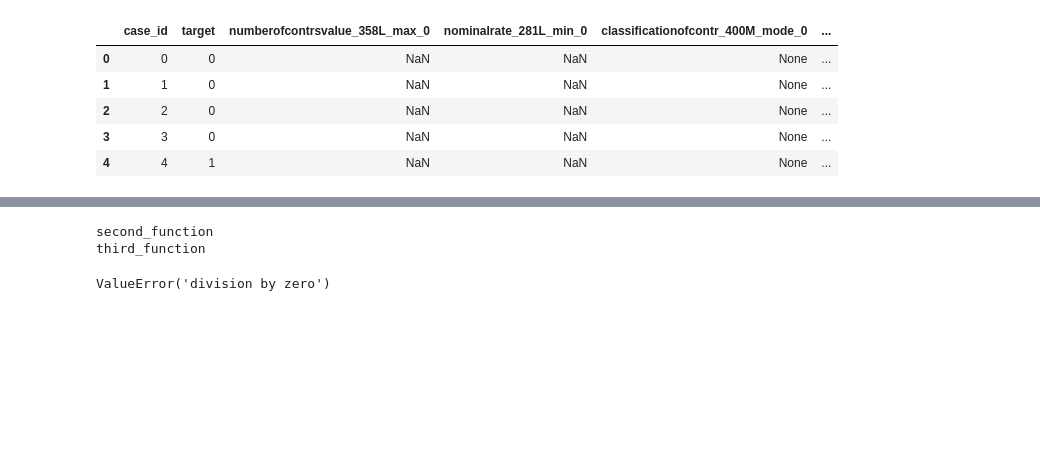
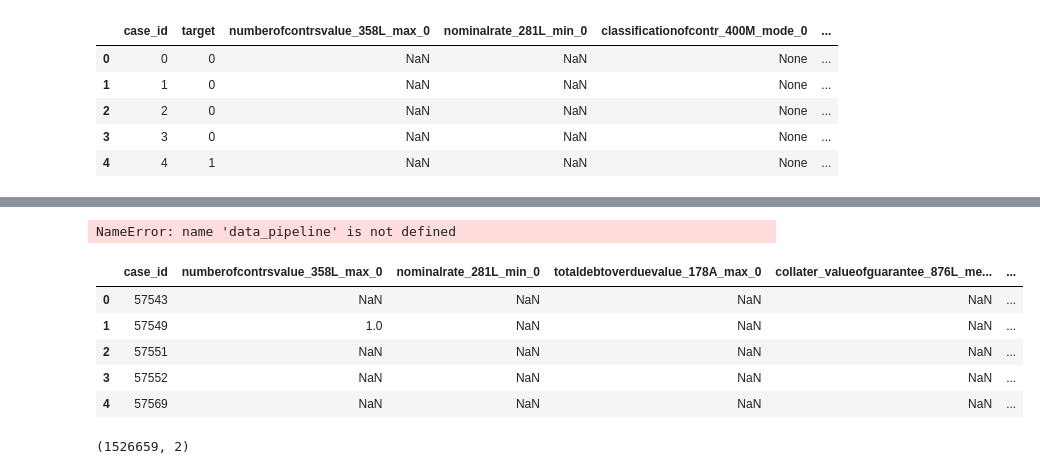
Before and after one commit to BartvanWoesik/home_credit, a Jupyter notebook: Notebooks/Data Exploration/EDA.ipynb, the cells around one changed output, grey strips where cells are left out. Cells and saved outputs as stored; diff of their text form; code cells hidden in the pictures; blank space fills up the shorter version.

```diff
--- a/Notebooks/Data Exploration/EDA.ipynb
+++ b/Notebooks/Data Exploration/EDA.ipynb
@@ -89,6 +123,16 @@ def first():
-# %%
-first()
-# %% [output]
-second_function
-third_function
-ValueError('division by zero')
+# %%
+df_test = pd.read_feather("../../data/parquet_files/test/processed_test.feather")
+df_test = data_pipeline.apply(df_test)
+df_test['target']  = 1
+dataset_test = Dataset(data=df_test,  target_column='target')
+# %% [output]
+NameError: name 'data_pipeline' is not defined
+# %%
+dataset_test.X.head()
+# %% [output]
+|  | case_id | numberofcontrsvalue_358L_max_0 | nominalrate_281L_min_0 | totaldebtoverduevalue_178A_max_0 | collater_valueofguarantee_876L_me... | ... |
+| 0 | 57543 | NaN | NaN | NaN | NaN | ... |
+| 1 | 57549 | 1.0 | NaN | NaN | NaN | ... |
+| 2 | 57551 | NaN | NaN | NaN | NaN | ... |
+| 3 | 57552 | NaN | NaN | NaN | NaN | ... |
+| 4 | 57569 | NaN | NaN | NaN | NaN | ... |
@@ -94,0 +146,4 @@ ValueError('division by zero')
+# %%
+t.shape
+# %% [output]
+(1526659, 2)
```
Also changed, not shown: parts of 16 cells of this notebook, 12 other files.
